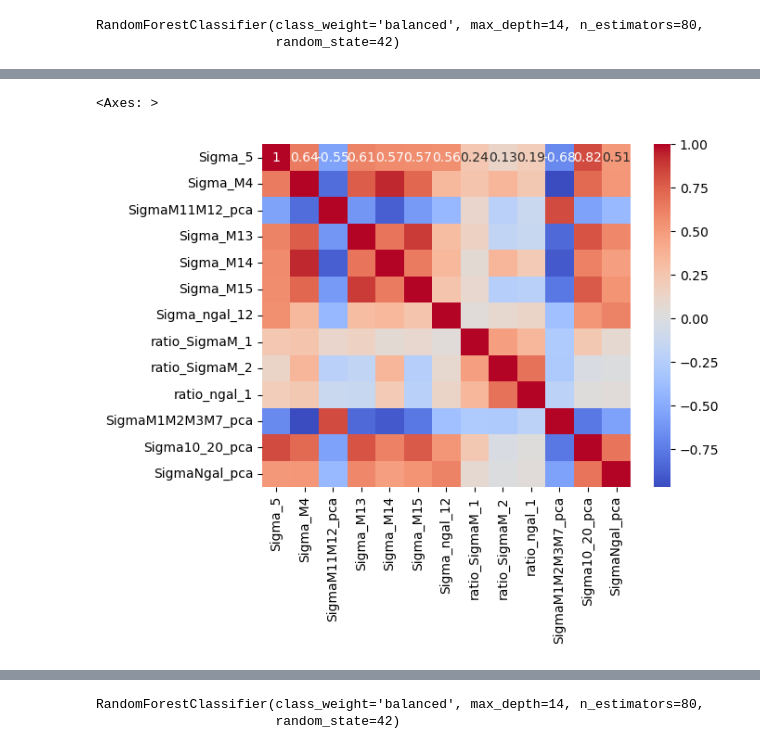
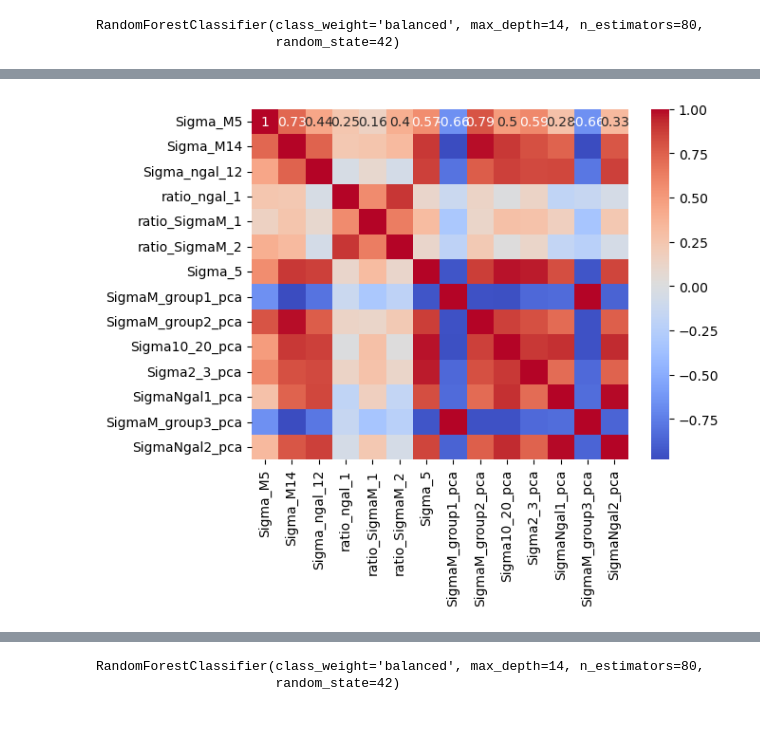
Before and after one commit to gammaspire/wisesize, a Jupyter notebook: ML_project/predict_M200.ipynb, the cells around one changed output, grey strips where cells are left out. Drawn from its saved outputs; the diff is of its cells as text; code cells hidden in the pictures; blank space fills up the shorter version.

```diff
--- a/ML_project/predict_M200.ipynb
+++ b/ML_project/predict_M200.ipynb
@@ -326,7 +243,7 @@ df_group = df_out.dropna()
 # %%
 #M200 bins
 bin1 = df_group['group_M200'] < 12.5
-bin2 = (df_group['group_M200'] >= 12.5) & (df['group_M200'] < 14.)
+bin2 = (df_group['group_M200'] >= 12.5) & (df_group['group_M200'] < 14.)
 bin3 = (df_group['group_M200'] >= 14.)
 
 df_group.loc[:, 'env_class'] = np.select([bin1, bin2, bin3], [0, 1, 2])
@@ -341,0 +267,8 @@ Name: count, dtype: int64
+# %%
+#define general X, y sets
+X = df_group[full_feature_list]
+y = df_group['env_class']
+# %%
+#find optimal feature set for the model
+selected_features = average_model_score(X, y, model=model, scoring='f1_macro',
+                     n_splits=5, n_repeats=10, random_state=1)
@@ -342,10 +280,6 @@ Name: count, dtype: int64
 # %%
-X =df_group[['Sigma_5', 'Sigma_M4', 'SigmaM11M12_pca', 'Sigma_M13', 'Sigma_M14',
-    'Sigma_M15', 'Sigma_ngal_12', 'ratio_SigmaM_1', 'ratio_SigmaM_2', 'ratio_ngal_1',
-    'SigmaM1M2M3M7_pca', 'Sigma10_20_pca', 'SigmaNgal_pca']]
-
-
-y = df_group['env_class']
+#define the optimal feature set...
+X = df_group[selected_features]
 # %%
 X_train, X_test, y_train, y_test = train_test_split(X, y, test_size=0.2, random_state=42, stratify=y)
 # %%
@@ -411,12 +323,9 @@ SigmaNgal_pca: 0.0609
 # %%
 #CORRELATION MAP! Check if there are any redundant features (correlation > 0.95 or so)
 
-import seaborn as sns
-corr = X.corr()
-sns.heatmap(corr, annot=True, cmap='coolwarm')
+find_correlations(X.corr())
 # %% [output]
-<Axes: >
-[figure, old version]
+[figure, new version]
 # %%
 plot_misclassifications(y_test, y_pred)
 # %% [output]
```
Also changed, not shown: parts of 64 cells of this notebook, 6 other files.
